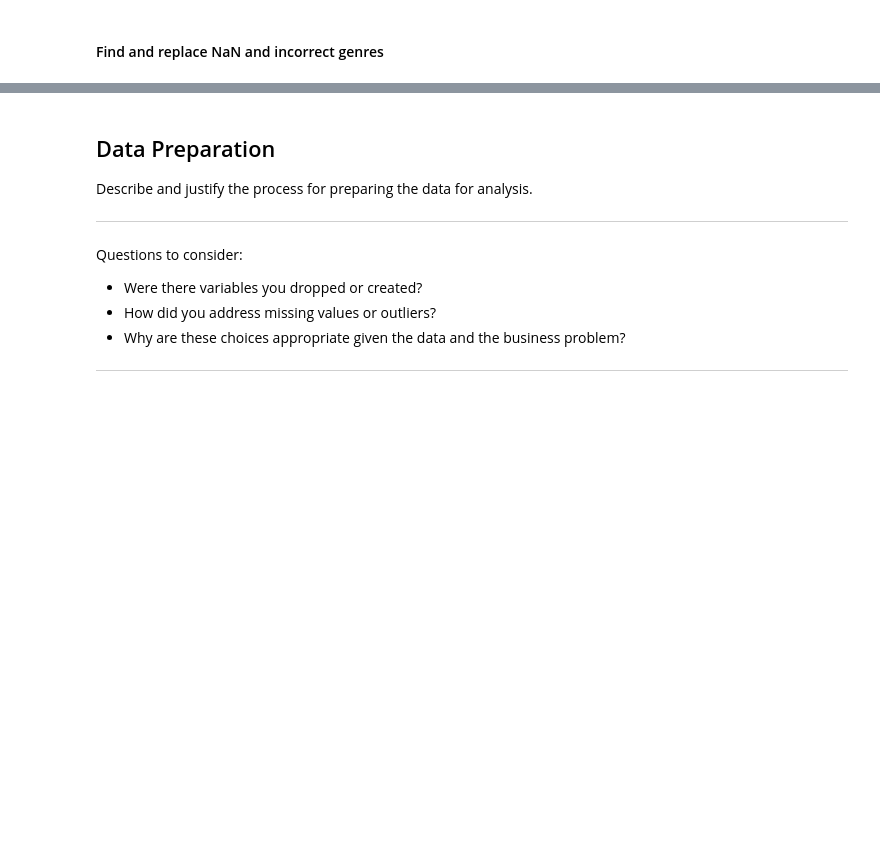
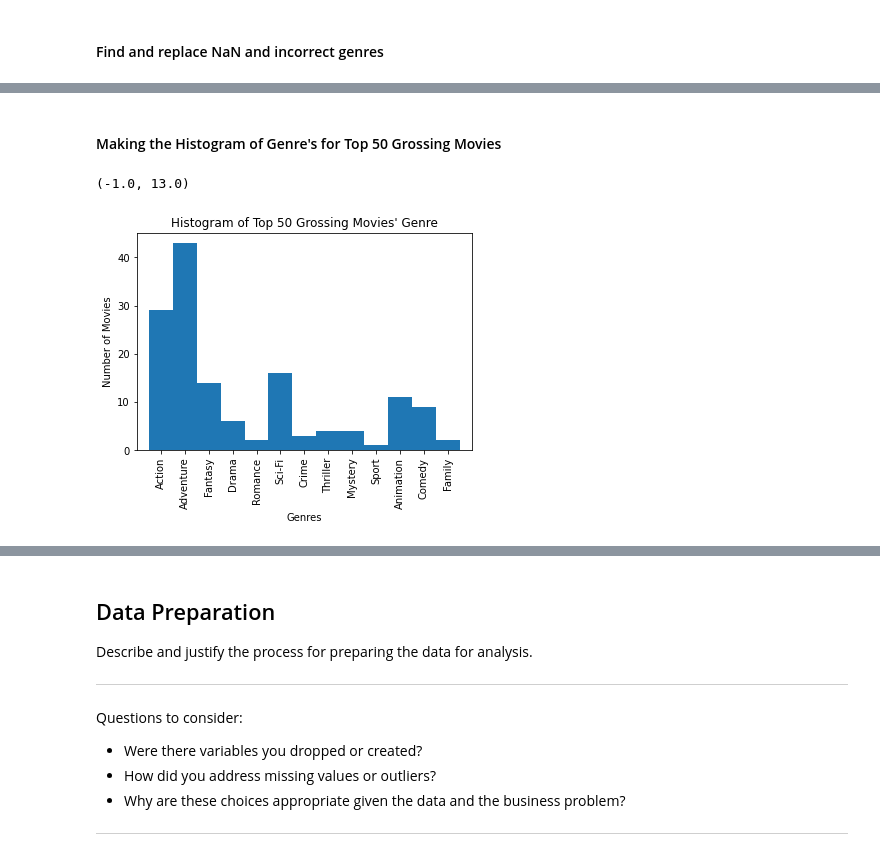
Before and after one commit to jpetoskey/dsc-project-template, a Jupyter notebook: dsc-phase1-project-template.ipynb, the cells around one changed output, grey strips where cells are left out. Saved outputs shown, nothing was run; the diff lists cells and outputs as text; code cells hidden in the pictures; blank space fills up the shorter version.

Commit message:
Histograms of Genre for Top 50 Grossing Movies COMPLETE

```diff
--- a/dsc-phase1-project-template.ipynb
+++ b/dsc-phase1-project-template.ipynb
@@ -504,0 +564,3 @@ plt.setp(labels, rotation=45, horizontalalignment='right')
+# %%
+top_50_gross_join_explode = top_50_gross_join_split.explode('genres')
+top_50_gross_join_explode
@@ -504,0 +581,13 @@ plt.setp(labels, rotation=45, horizontalalignment='right')
+# %% [markdown]
+#### Making the Histogram of Genre's for Top 50 Grossing Movies
+# %%
+plt.hist(top_50_gross_join_explode['genres'], bins=np.arange(14) - 0.5)
+plt.xlabel('Genres')
+plt.ylabel('Number of Movies')
+plt.title(r"Histogram of Top 50 Grossing Movies' Genre")
+plt.xticks(rotation = 90)
+plt.xticks(range(13))
+plt.xlim([-1,13])
+# %% [output]
+(-1.0, 13.0)
+[figure, added]
```
Also changed, not shown: parts of 21 cells of this notebook.
